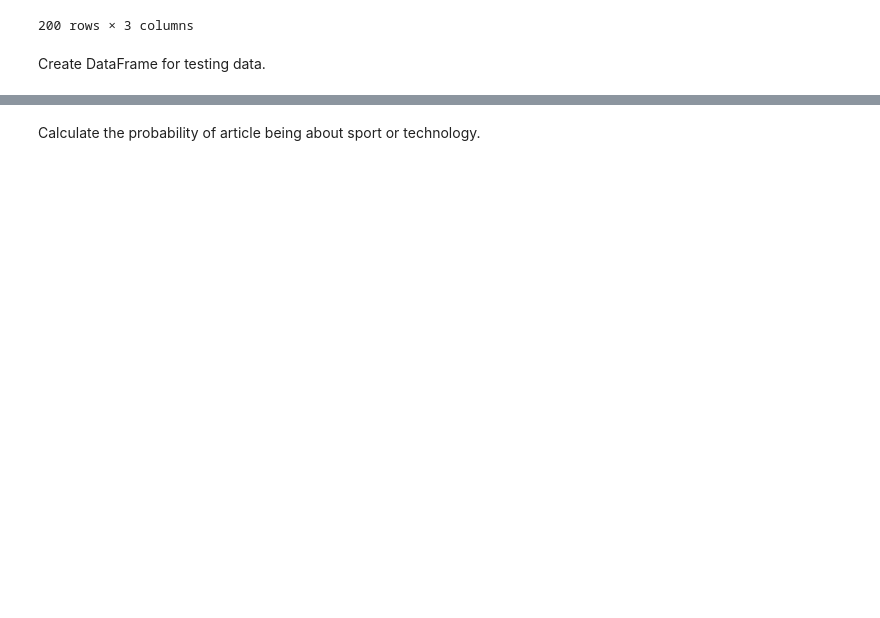
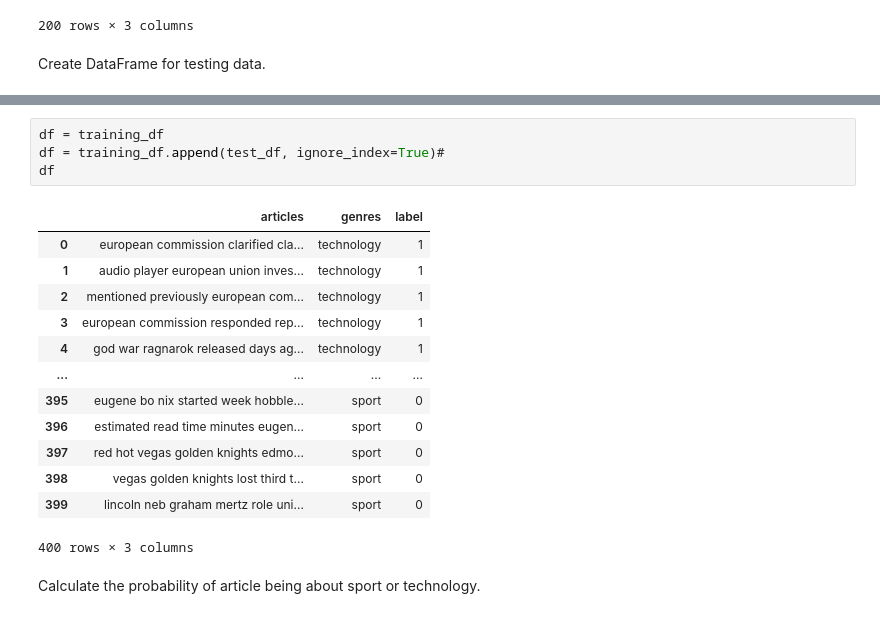
Before and after one commit to TheRadioDept/article_classification, a Jupyter notebook: classifier.ipynb, the cells around one changed output, grey strips where cells are left out. Saved outputs shown, nothing was run; the diff lists cells and outputs as text; blank space fills up the shorter version.

```diff
--- a/classifier.ipynb
+++ b/classifier.ipynb
@@ -127,3 +182,21 @@ for i in range(1,101):
+# %%
+df = training_df
+df = training_df.append(test_df, ignore_index=True)#
+df
+# %% [output]
+|  | articles | genres | label |
+| 0 | european commission clarified cla... | technology | 1 |
+| 1 | audio player european union inves... | technology | 1 |
+| 2 | mentioned previously european com... | technology | 1 |
+| 3 | european commission responded rep... | technology | 1 |
+| 4 | god war ragnarok released days ag... | technology | 1 |
+| ... | ... | ... | ... |
+| 395 | eugene bo nix started week hobble... | sport | 0 |
+| 396 | estimated read time minutes eugen... | sport | 0 |
+| 397 | red hot vegas golden knights edmo... | sport | 0 |
+| 398 | vegas golden knights lost third t... | sport | 0 |
+| 399 | lincoln neb graham mertz role uni... | sport | 0 |
+400 rows × 3 columns
 # %% [markdown]
 Calculate the probability of article being about sport or technology.
 # %%
```
Also changed, not shown: parts of 32 cells of this notebook.
